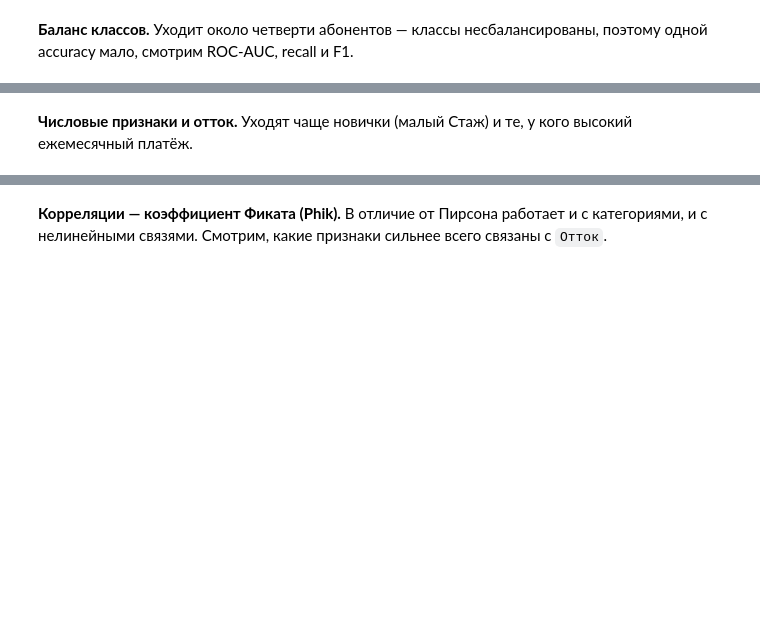
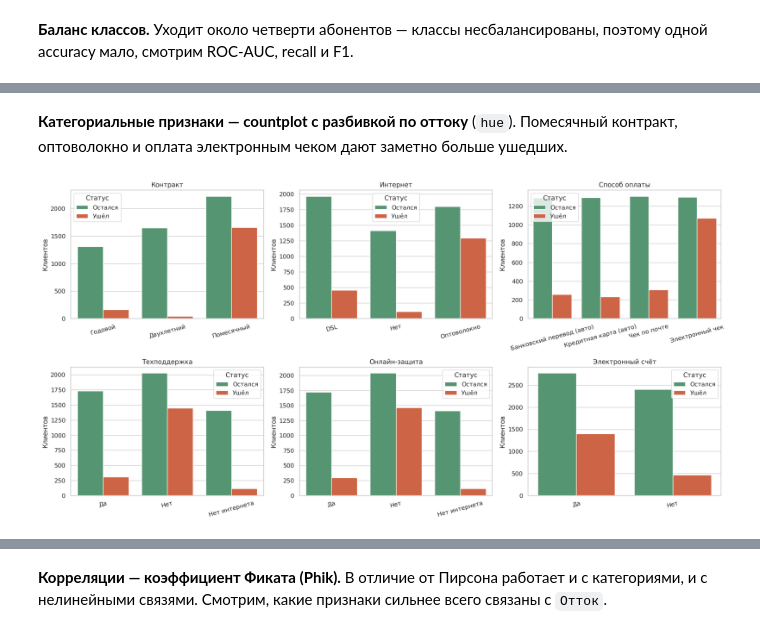
Before and after one commit to niksahn/magistrProject, a Jupyter notebook: churn_telco.ipynb, the cells around one changed output, grey strips where cells are left out. Drawn from its saved outputs; the diff is of its cells as text; code cells hidden in the pictures; blank space fills up the shorter version.

```diff
--- a/churn_telco.ipynb
+++ b/churn_telco.ipynb
@@ -186,2 +202,0 @@ Name: proportion, dtype: float64
-# %% [markdown]
-**Числовые признаки и отток.** Уходят чаще новички (малый Стаж) и те, у кого высокий ежемесячный платёж.
@@ -187,0 +207,13 @@ Name: proportion, dtype: float64
+# %% [markdown]
+**Категориальные признаки — countplot с разбивкой по оттоку** (`hue`).
+Помесячный контракт, оптоволокно и оплата электронным чеком дают заметно больше ушедших.
+# %%
+key_cols = ["Контракт", "Интернет", "Способ оплаты", "Техподдержка", "Онлайн-защита", "Электронный счёт"]
+fig, axes = plt.subplots(2, 3, figsize=(18, 9))
+for ax, col in zip(axes.ravel(), key_cols):
+    sns.countplot(data=df, x=col, hue=churn_lbl, palette=palette, ax=ax)
+    ax.set_title(col); ax.set_xlabel(""); ax.set_ylabel("Клиентов")
+    ax.tick_params(axis="x", rotation=15)
+plt.tight_layout()
+# %% [output]
+[figure, added]
```
Also changed, not shown: parts of 24 cells of this notebook, 3 other files.
